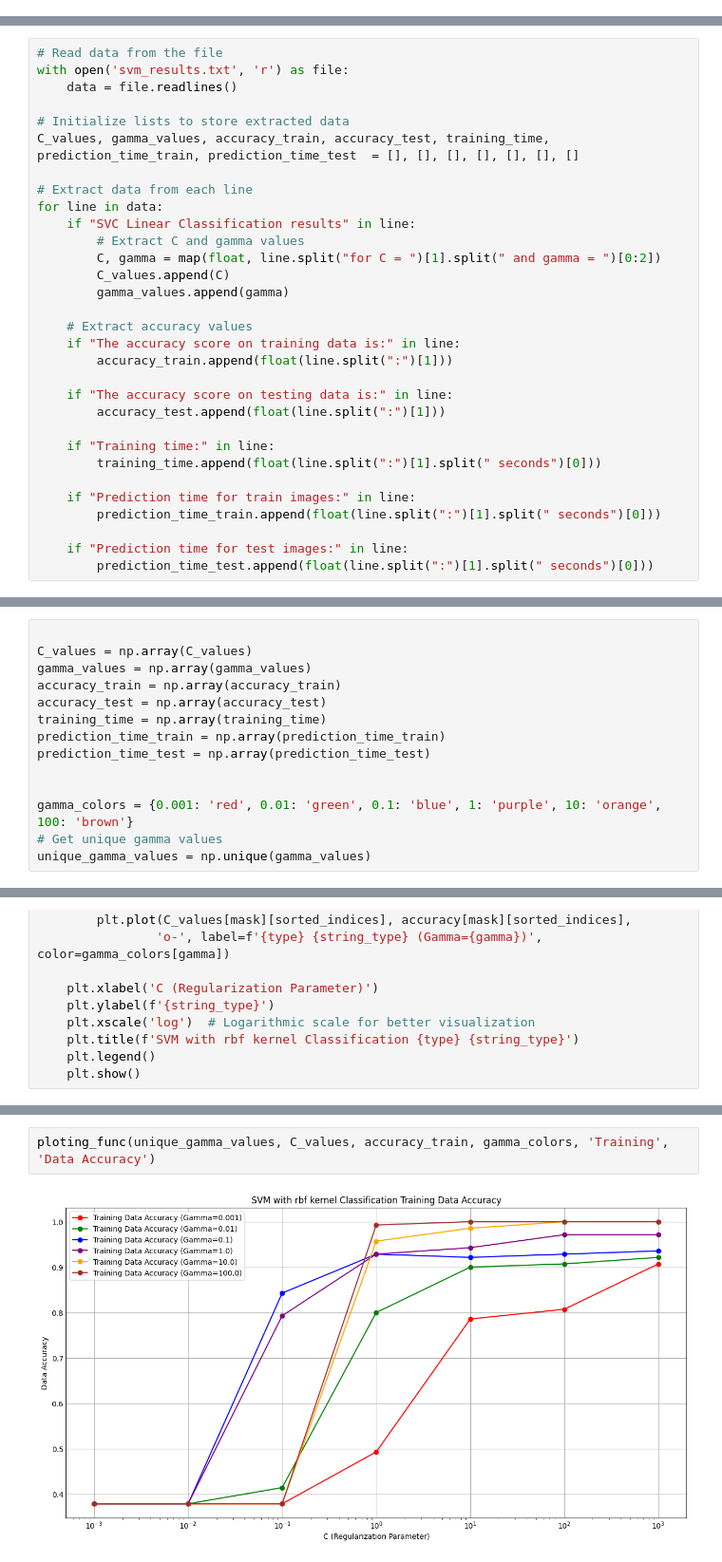
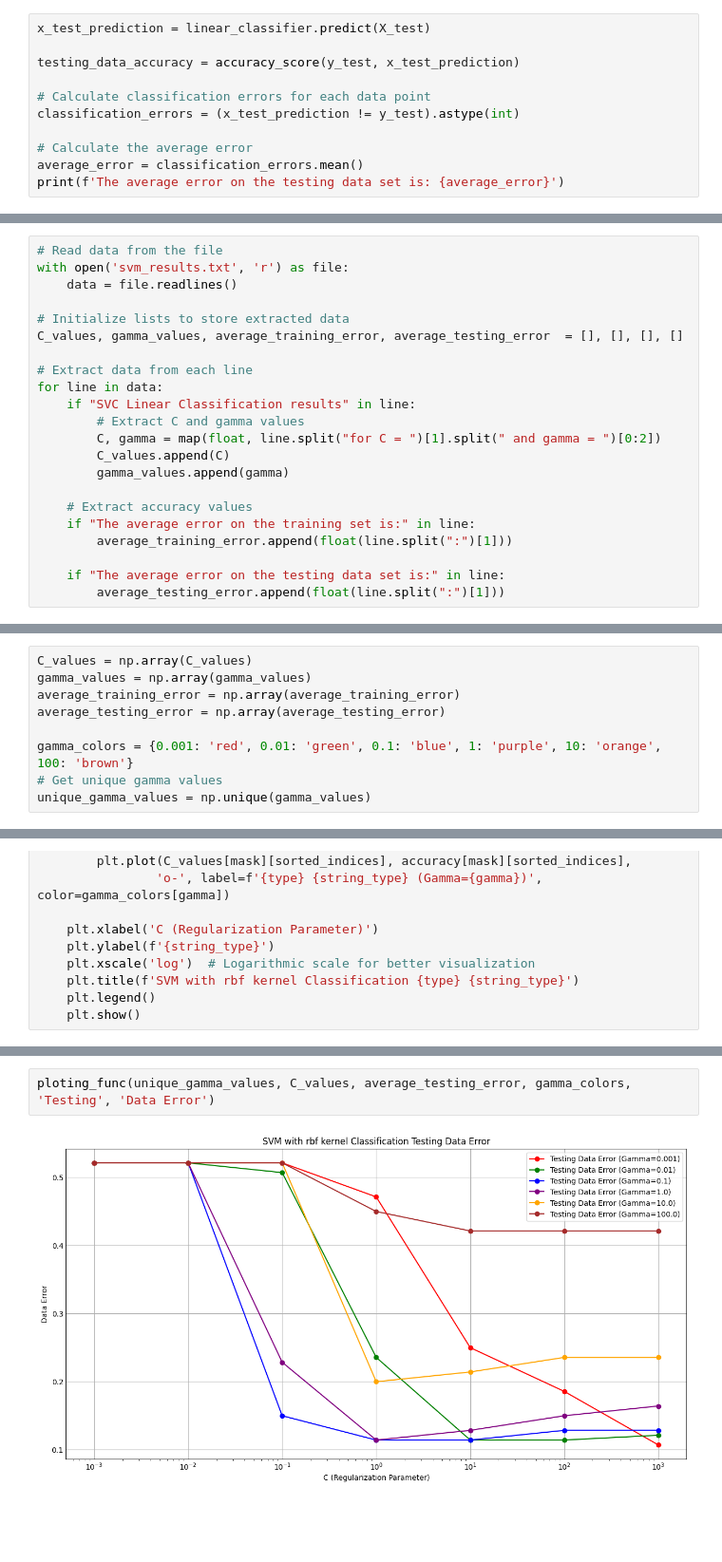
Before and after one commit to Elemxm/Pattern-Recognition, a Jupyter notebook: svm.ipynb, the cells around one changed output, grey strips where cells are left out. Shown at 95% size. Saved outputs shown, nothing was run; the diff lists cells and outputs as text; blank space fills up the shorter version.

```diff
--- a/svm.ipynb
+++ b/svm.ipynb
@@ -63,0 +91,11 @@ print(f'The accuracy score on testing data is: {testing_data_ac}')
+# %%
+x_test_prediction = linear_classifier.predict(X_test)
+
+testing_data_accuracy = accuracy_score(y_test, x_test_prediction)
+
+# Calculate classification errors for each data point
+classification_errors = (x_test_prediction != y_test).astype(int)
+
+# Calculate the average error
+average_error = classification_errors.mean()
+print(f'The average error on the testing data set is: {average_error}')
@@ -159,7 +199,7 @@ with open('svm_results.txt', 'r') as file:
     data = file.readlines()
 
 # Initialize lists to store extracted data
-C_values, gamma_values, accuracy_train, accuracy_test, training_time, prediction_time_train, prediction_time_test  = [], [], [], [], [], [], []
+C_values, gamma_values, average_training_error, average_testing_error  = [], [], [], []
 
 # Extract data from each line
 for line in data:
@@ -170,32 +210,18 @@ for line in data:
         gamma_values.append(gamma)
 
     # Extract accuracy values
-    if "The accuracy score on training data is:" in line:
-        accuracy_train.append(float(line.split(":")[1]))
+    if "The average error on the training set is:" in line:
+        average_training_error.append(float(line.split(":")[1]))
 
-    if "The accuracy score on testing data is:" in line:
-        accuracy_test.append(float(line.split(":")[1]))
-
-    if "Training time:" in line:
-        training_time.append(float(line.split(":")[1].split(" seconds")[0]))
-
-    if "Prediction time for train images:" in line:
-        prediction_time_train.append(float(line.split(":")[1].split(" seconds")[0]))
-
-    if "Prediction time for test images:" in line:
-        prediction_time_test.append(float(line.split(":")[1].split(" seconds")[0]))
+    if "The average error on the testing data set is:" in line:
+        average_testing_error.append(float(line.split(":")[1]))
 # %% [markdown]
 We then convert our lists intto numpy arrays to help us better manipulate them and define a color map for discrete gamma values.
 # %%
-
 C_values = np.array(C_values)
 gamma_values = np.array(gamma_values)
-accuracy_train = np.array(accuracy_train)
-accuracy_test = np.array(accuracy_test)
-training_time = np.array(training_time)
-prediction_time_train = np.array(prediction_time_train)
-prediction_time_test = np.array(prediction_time_test)
-
+average_training_error = np.array(average_training_error)
+average_testing_error = np.array(average_testing_error)
 
 gamma_colors = {0.001: 'red', 0.01: 'green', 0.1: 'blue', 1: 'purple', 10: 'orange', 100: 'brown'}
 # Get unique gamma values
@@ -224,5 +258,5 @@ Comment
 # %%
-ploting_func(unique_gamma_values, C_values, accuracy_train, gamma_colors, 'Training', 'Data Accuracy')
+ploting_func(unique_gamma_values, C_values, average_testing_error, gamma_colors, 'Testing', 'Data Error')
 # %% [output]
-[figure, old version]
+[figure, new version]
 # %% [markdown]
```
Also changed, not shown: parts of 34 cells of this notebook, 2 other files.
